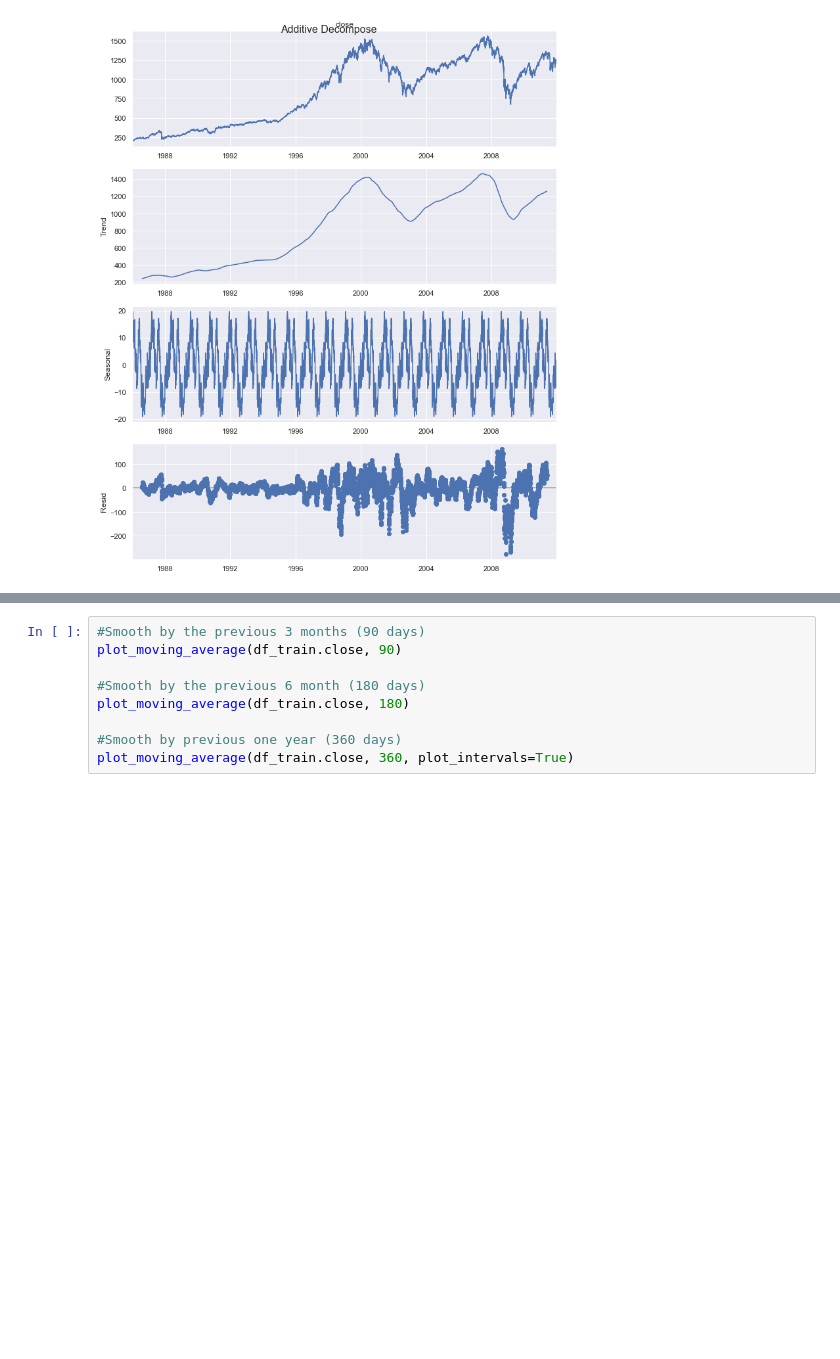
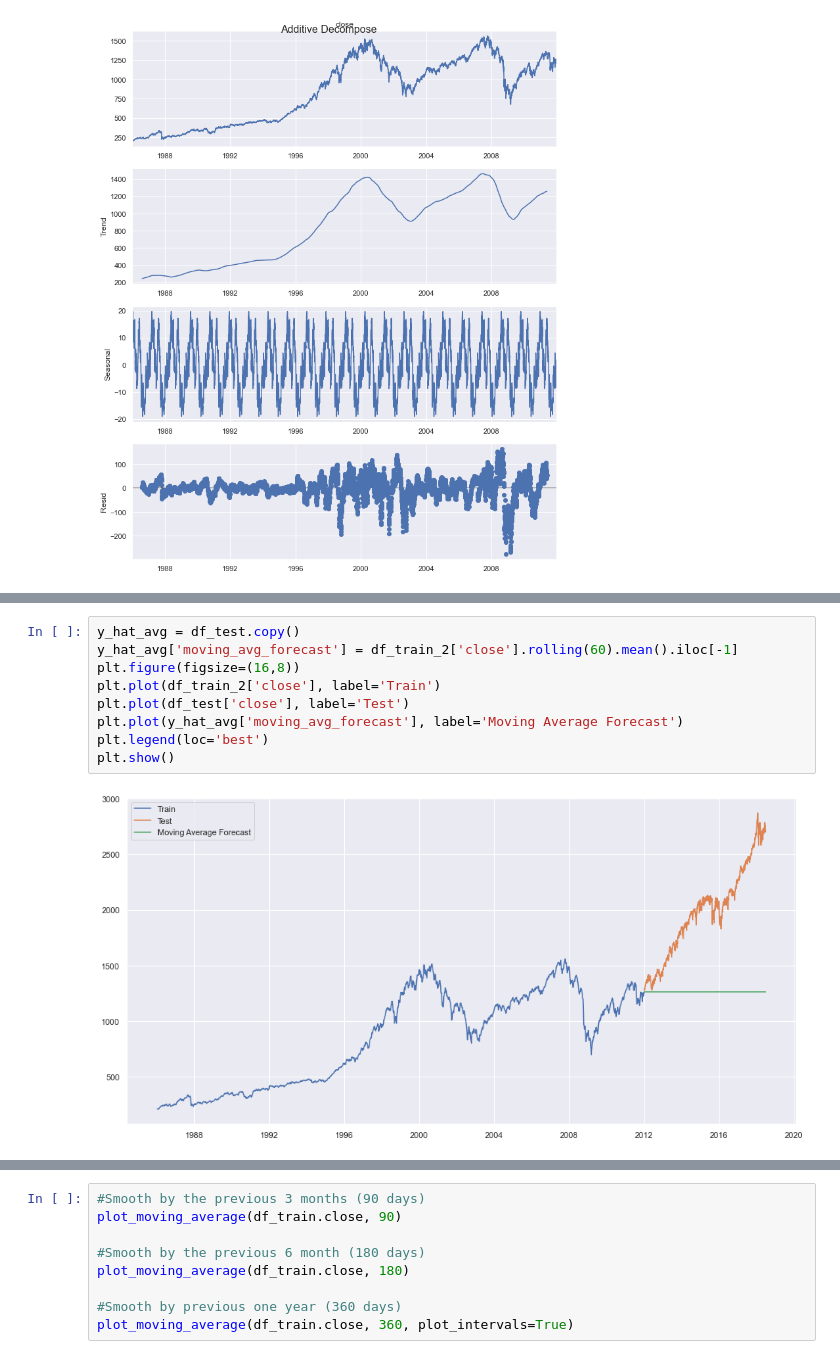
Before and after one commit to marcosvilela/modelagem-analitica-20.3, a Jupyter notebook: source/Daniel/Daniel_AnaliseExploratoria.ipynb, the cells around one changed output, grey strips where cells are left out. Cells and saved outputs as stored; diff of their text form; blank space fills up the shorter version.

```diff
--- a/source/Daniel/Daniel_AnaliseExploratoria.ipynb
+++ b/source/Daniel/Daniel_AnaliseExploratoria.ipynb
@@ -193,0 +230,11 @@ plt.show()
+# %%
+y_hat_avg = df_test.copy()
+y_hat_avg['moving_avg_forecast'] = df_train_2['close'].rolling(60).mean().iloc[-1]
+plt.figure(figsize=(16,8))
+plt.plot(df_train_2['close'], label='Train')
+plt.plot(df_test['close'], label='Test')
+plt.plot(y_hat_avg['moving_avg_forecast'], label='Moving Average Forecast')
+plt.legend(loc='best')
+plt.show()
+# %% [output]
+[figure, added]
```
Also changed, not shown: parts of 10 cells of this notebook.
